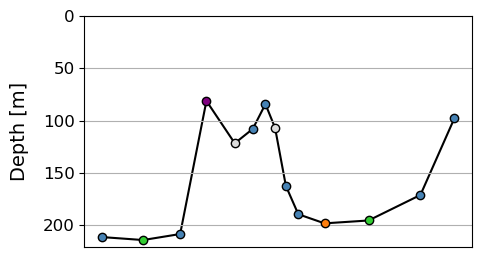
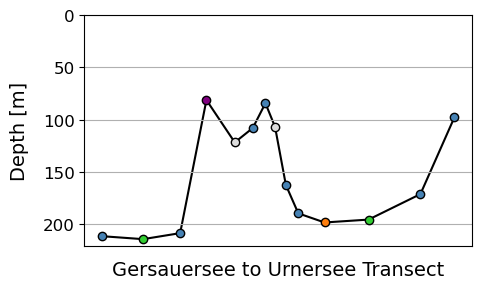
The change to this notebook cell's code, shown as a diff; its figure went from the first image to the second:
--- before
+++ after
@@ -20,5 +20,5 @@
     ax.scatter(row.dist_transect, row.total_depth, c=color, edgecolor='black', zorder=2)
 
-ax.set_xlabel('')
+ax.set_xlabel('Gersauersee to Urnersee Transect', fontsize=14, labelpad=10)
 ax.set_ylabel('Depth [m]', fontsize=14, labelpad=10)
 ax.set_xticks([])

Commit: Figures for research proposal presentation